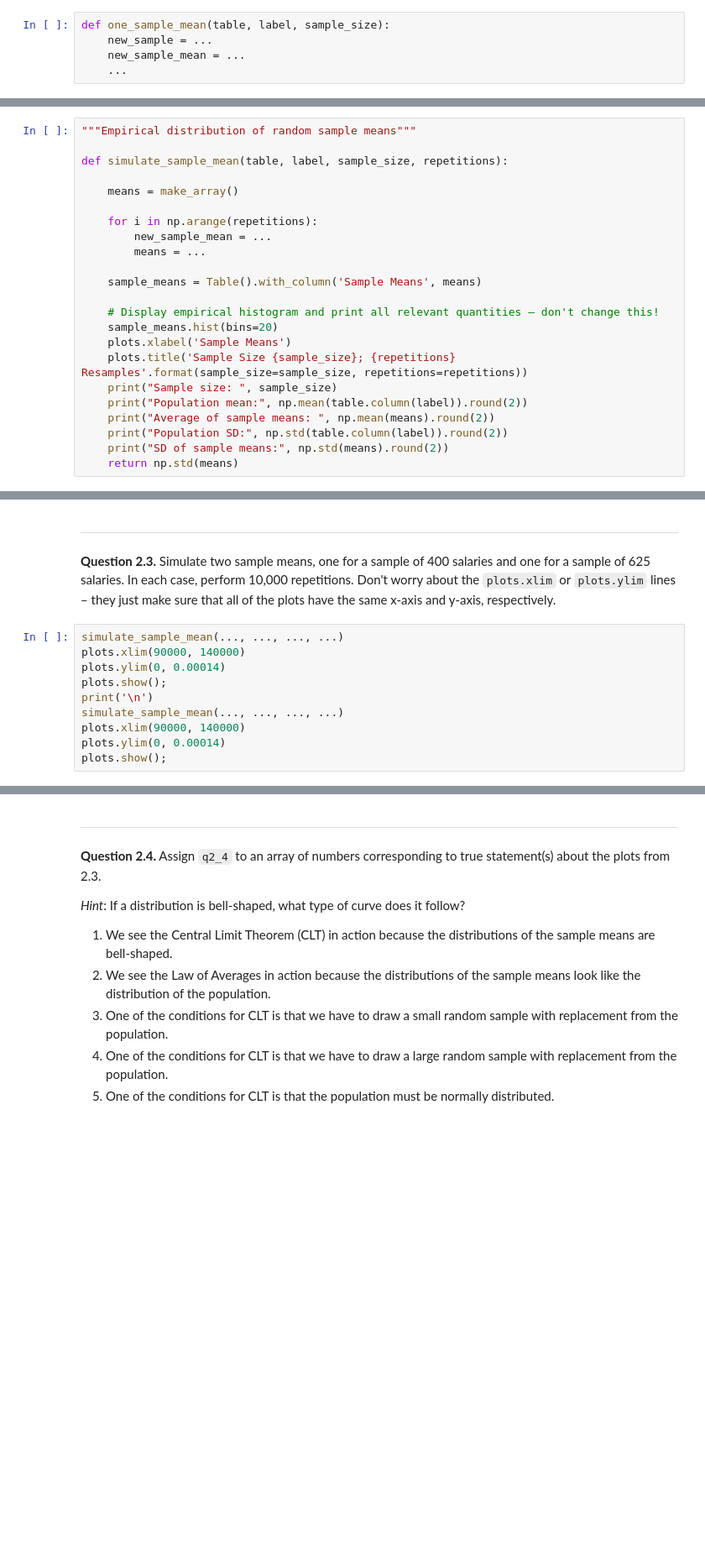
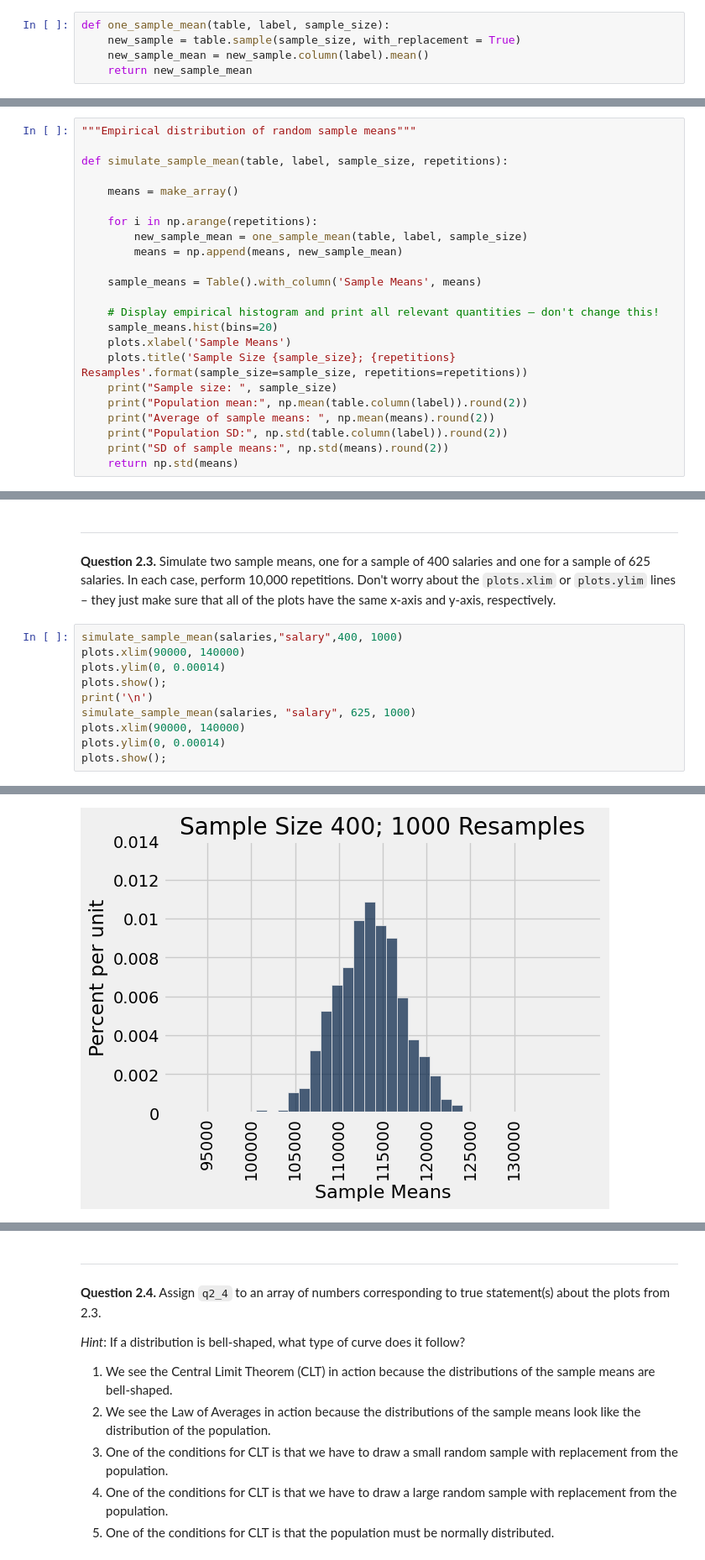
Before and after one commit to duongduc025/DataScience, a Jupyter notebook: materials-fa24/lab/lab08/lab08.ipynb, the cells around one changed output, grey strips where cells are left out. Shown at 84% size. Drawn from its saved outputs; the diff is of its cells as text; blank space fills up the shorter version.

```diff
--- a/materials-fa24/lab/lab08/lab08.ipynb
+++ b/materials-fa24/lab/lab08/lab08.ipynb
@@ -216,8 +207,8 @@ return the mean of the `label` column of the sample.
 _Note:_ The function should reference the arguments and be able to work with any table.
 # %%
 def one_sample_mean(table, label, sample_size):
-    new_sample = ...
-    new_sample_mean = ...
-    ...
+    new_sample = table.sample(sample_size, with_replacement = True)
+    new_sample_mean = new_sample.column(label).mean()
+    return new_sample_mean
 # %%
 grader.check("q2_1")
@@ -237,8 +230,8 @@ def simulate_sample_mean(table, label, sample_size, repetitions):
     means = make_array()
 
     for i in np.arange(repetitions):
-        new_sample_mean = ...
-        means = ...
+        new_sample_mean = one_sample_mean(table, label, sample_size)
+        means = np.append(means, new_sample_mean)
 
     sample_means = Table().with_column('Sample Means', means)
 
@@ -268,12 +268,13 @@ Notice that our distribution of _sample means_ looks approximately normal! Did i
 
 **Question 2.3.** Simulate two sample means, one for a sample of 400 salaries and one for a sample of 625 salaries. In each case, perform 10,000 repetitions. Don't worry about the `plots.xlim` or `plots.ylim` lines – they just make sure that all of the plots have the same x-axis and y-axis, respectively.
 # %%
-simulate_sample_mean(..., ..., ..., ...)
+simulate_sample_mean(salaries,"salary",400, 1000)
 plots.xlim(90000, 140000)
 plots.ylim(0, 0.00014)
 plots.show();
 print('\n')
-simulate_sample_mean(..., ..., ..., ...)
+simulate_sample_mean(salaries, "salary", 625, 1000)
 plots.xlim(90000, 140000)
 plots.ylim(0, 0.00014)
 plots.show();
+# %% [output]
@@ -279,0 +286 @@ plots.show();
+[figure, added]
```
Also changed, not shown: parts of 22 cells of this notebook, 22 other files.
